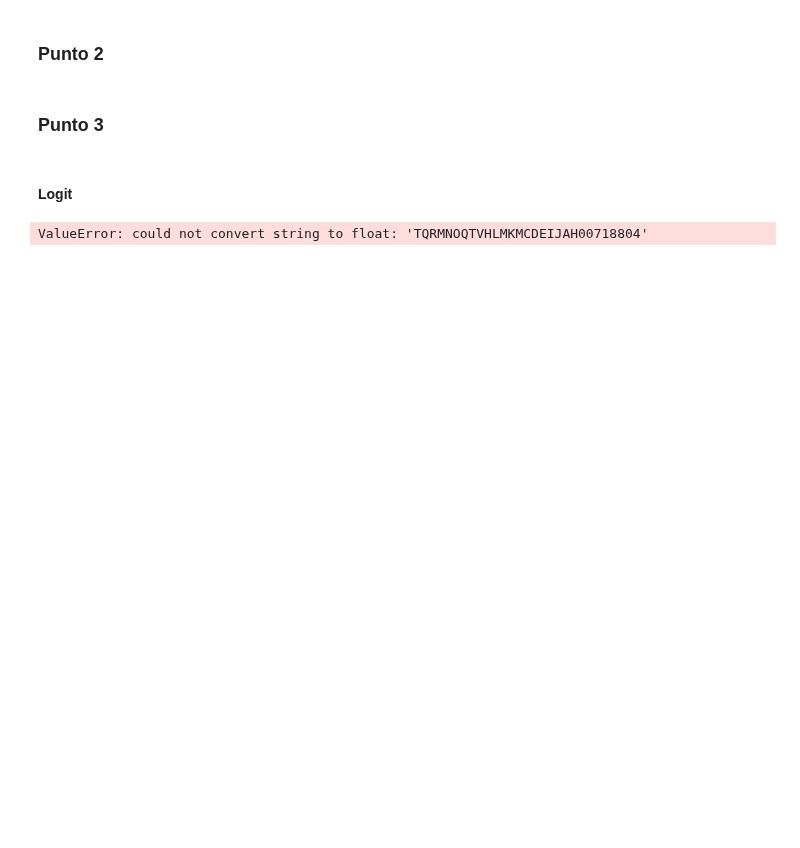
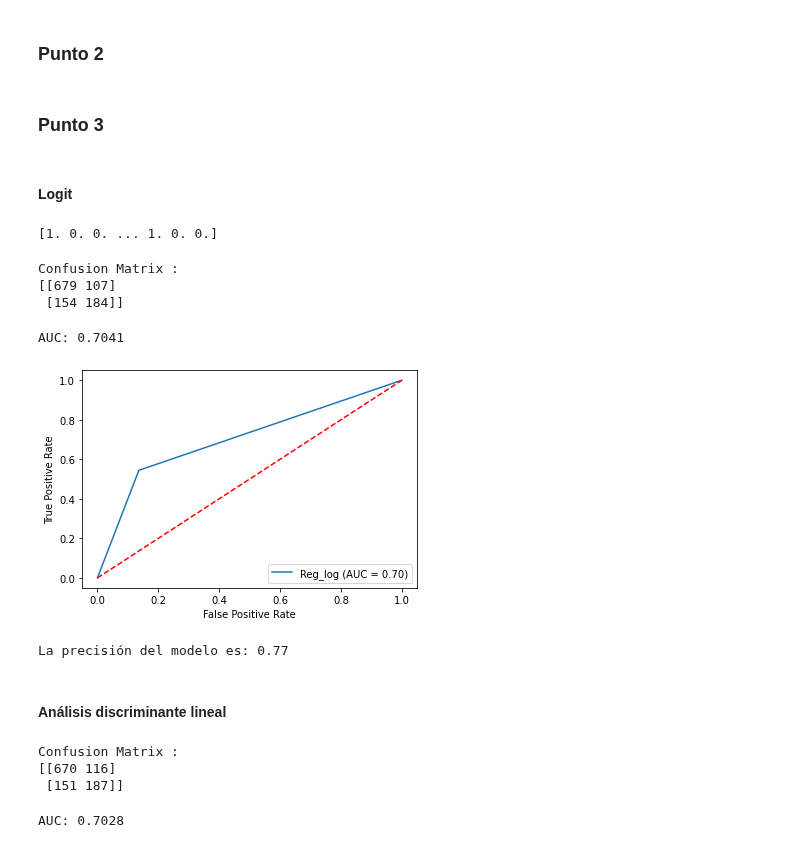
Before and after one commit to hpilar/TrabajosPracticos-Grupo4, a Jupyter notebook: TP2/TP2.ipynb, the cells around one changed output. Saved outputs shown, nothing was run; the diff lists cells and outputs as text; code cells hidden in the pictures; blank space fills up the shorter version.

```diff
--- a/TP2/TP2.ipynb
+++ b/TP2/TP2.ipynb
@@ -804,8 +812,8 @@ norespondieron_nueva
 ### Punto 2
 # %%
 # Asignamos las variables que serán predictores y la predicha
-y = respondieron.loc[:, respondieron.columns == "pobre"]
-X = respondieron.loc[:, respondieron.columns != "pobre"]
+y = respondieron_nueva.loc[:, respondieron_nueva.columns == "pobre"]
+X = respondieron_nueva.loc[:, respondieron_nueva.columns != "pobre"]
 
 # Partimos la base en entrenamiento y test
 X_train, X_test, y_train, y_test = train_test_split(X, y, test_size=0.3,
@@ -816,8 +824,41 @@ X_train, X_test, y_train, y_test = train_test_split(X, y, test_size=0.3,
 #### Logit
 # %%
 # Ajustamos el clasificador con fit con la base de entrenamiento
-log_reg = LogisticRegression().fit(X_train, y_train)
+log_reg = LogisticRegression(max_iter=10000).fit(X_train, y_train)
 # Predecimos con la base test
 y_pred = log_reg.predict(X_test)
 # %% [output]
-ValueError: could not convert string to float: 'TQRMNOQTVHLMKMCDEIJAH00718804'
+[1. 0. 0. ... 1. 0. 0.]
+# %%
+# Armamos la matriz de confusión.
+matriz_confusion = confusion_matrix(y_test, y_pred)
+
+print('Confusion Matrix :')
+print(matriz_confusion)
+# %% [output]
+Confusion Matrix :
+[[679 107]
+ [154 184]]
+# %%
+# Hacemos la curva de ROC e imprimimos los valores de AUC
+auc = roc_auc_score(y_test, y_pred)
+print('AUC: %.4f' % auc)
+fpr, tpr, thresholds = roc_curve(y_test, y_pred)
+# %% [output]
+AUC: 0.7041
+# %%
+# Graficamos la curva de ROC
+display = RocCurveDisplay(fpr=fpr, tpr=tpr, roc_auc=auc, estimator_name='Reg_log')
+display.plot()
+plt.plot([0, 1], [0, 1], color='red', linestyle='--')
+plt.show()
+# %% [output]
+[figure, added]
+# %%
+# Hacemos el accuracy score
+accuracy_logit = accuracy_score(y_test, y_pred)
+print("La precisión del modelo es: %.2f" %accuracy_logit)
+# %% [output]
+La precisión del modelo es: 0.77
+# %% [markdown]
+#### Análisis discriminante lineal
@@ -823,0 +872,17 @@ ValueError: could not convert string to float: 'TQRMNOQTVHLMKMCDEIJAH00718804'
+# %%
+# Armamos la matriz de confusión.
+matriz_confusion = confusion_matrix(y_test, y_pred_lda)
+
+print('Confusion Matrix :')
+print(matriz_confusion)
+# %% [output]
+Confusion Matrix :
+[[670 116]
+ [151 187]]
+# %%
+# Hacemos la curva de ROC e imprimimos los valores de AUC
+auc = roc_auc_score(y_test, y_pred_lda)
+print('AUC: %.4f' % auc)
+fpr, tpr, thresholds = roc_curve(y_test, y_pred_lda)
+# %% [output]
+AUC: 0.7028
```
Also changed, not shown: parts of 28 cells of this notebook.
